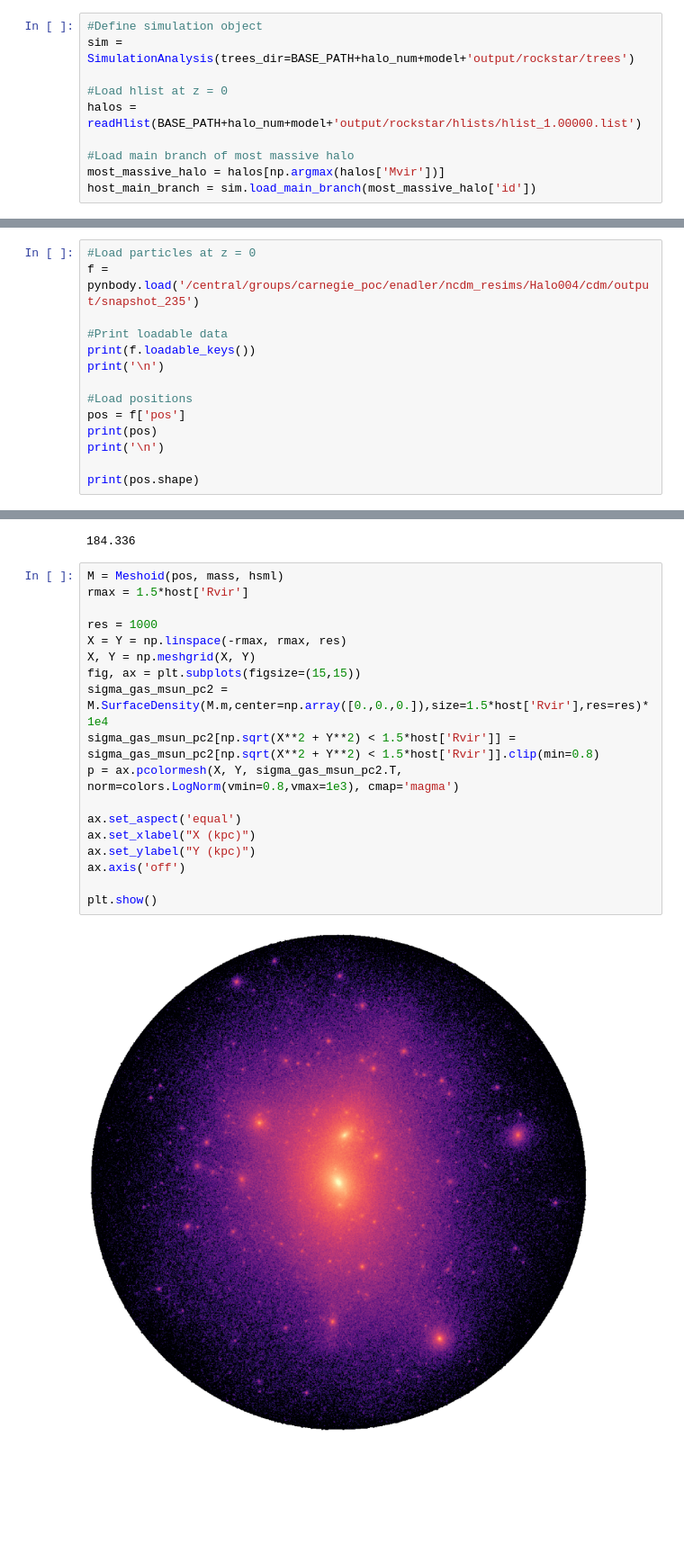
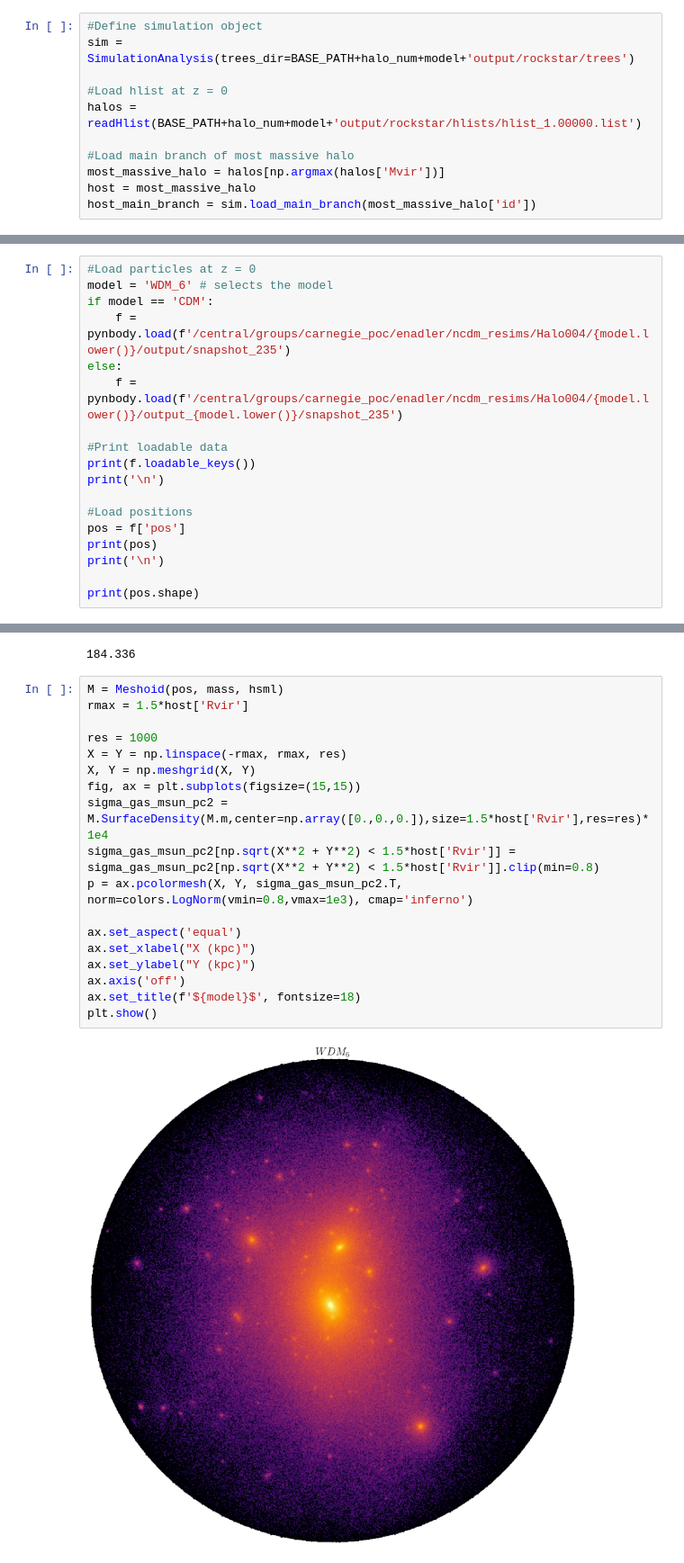
Before and after one commit to theotherlogan/nsbp-2023, a Jupyter notebook: notebooks/logan_week7.ipynb, the cells around one changed output, grey strips where cells are left out. Shown at 90% size. Drawn from its saved outputs; the diff is of its cells as text; blank space fills up the shorter version.

Commit message:
new halo visualizations

```diff
--- a/notebooks/logan_week7.ipynb
+++ b/notebooks/logan_week7.ipynb
@@ -90,6 +90,7 @@ halos = readHlist(BASE_PATH+halo_num+model+'output/rockstar/hlists/hlist_1.00000
 
 #Load main branch of most massive halo
 most_massive_halo = halos[np.argmax(halos['Mvir'])]
+host = most_massive_halo
 host_main_branch = sim.load_main_branch(most_massive_halo['id'])
 # %% [markdown]
 Finally, we plot the mass accretion history this halo, just like in the Week 1 notebook.
@@ -181,7 +182,11 @@ Simulations track the evolution of particles; halo lists and merger trees are de
 The code below demonstrates how to load and visualize particle snapshots using the `pynbody` package (documentation [here](https://pynbody.github.io/pynbody/)).
 # %%
 #Load particles at z = 0
-f = pynbody.load('/central/groups/carnegie_poc/enadler/ncdm_resims/Halo004/cdm/output/snapshot_235')
+model = 'WDM_6' # selects the model
+if model == 'CDM':
+    f = pynbody.load(f'/central/groups/carnegie_poc/enadler/ncdm_resims/Halo004/{model.lower()}/output/snapshot_235')
+else:
+    f = pynbody.load(f'/central/groups/carnegie_poc/enadler/ncdm_resims/Halo004/{model.lower()}/output_{model.lower()}/snapshot_235')
 
 #Print loadable data
 print(f.loadable_keys())
@@ -266,20 +271,20 @@ host['Rvir']
 # %%
 M = Meshoid(pos, mass, hsml)
 rmax = 1.5*host['Rvir']
 
 res = 1000
 X = Y = np.linspace(-rmax, rmax, res)
 X, Y = np.meshgrid(X, Y)
 fig, ax = plt.subplots(figsize=(15,15))
 sigma_gas_msun_pc2 = M.SurfaceDensity(M.m,center=np.array([0.,0.,0.]),size=1.5*host['Rvir'],res=res)*1e4
 sigma_gas_msun_pc2[np.sqrt(X**2 + Y**2) < 1.5*host['Rvir']] = sigma_gas_msun_pc2[np.sqrt(X**2 + Y**2) < 1.5*host['Rvir']].clip(min=0.8)
-p = ax.pcolormesh(X, Y, sigma_gas_msun_pc2.T, norm=colors.LogNorm(vmin=0.8,vmax=1e3), cmap='magma')
+p = ax.pcolormesh(X, Y, sigma_gas_msun_pc2.T, norm=colors.LogNorm(vmin=0.8,vmax=1e3), cmap='inferno')
 
 ax.set_aspect('equal')
 ax.set_xlabel("X (kpc)")
 ax.set_ylabel("Y (kpc)")
 ax.axis('off')
-
+ax.set_title(f'${model}$', fontsize=18)
 plt.show()
 # %% [output]
-[figure, old version]
+[figure, new version]
```
Also changed, not shown: parts of 1 cell of this notebook, 1 other file.
